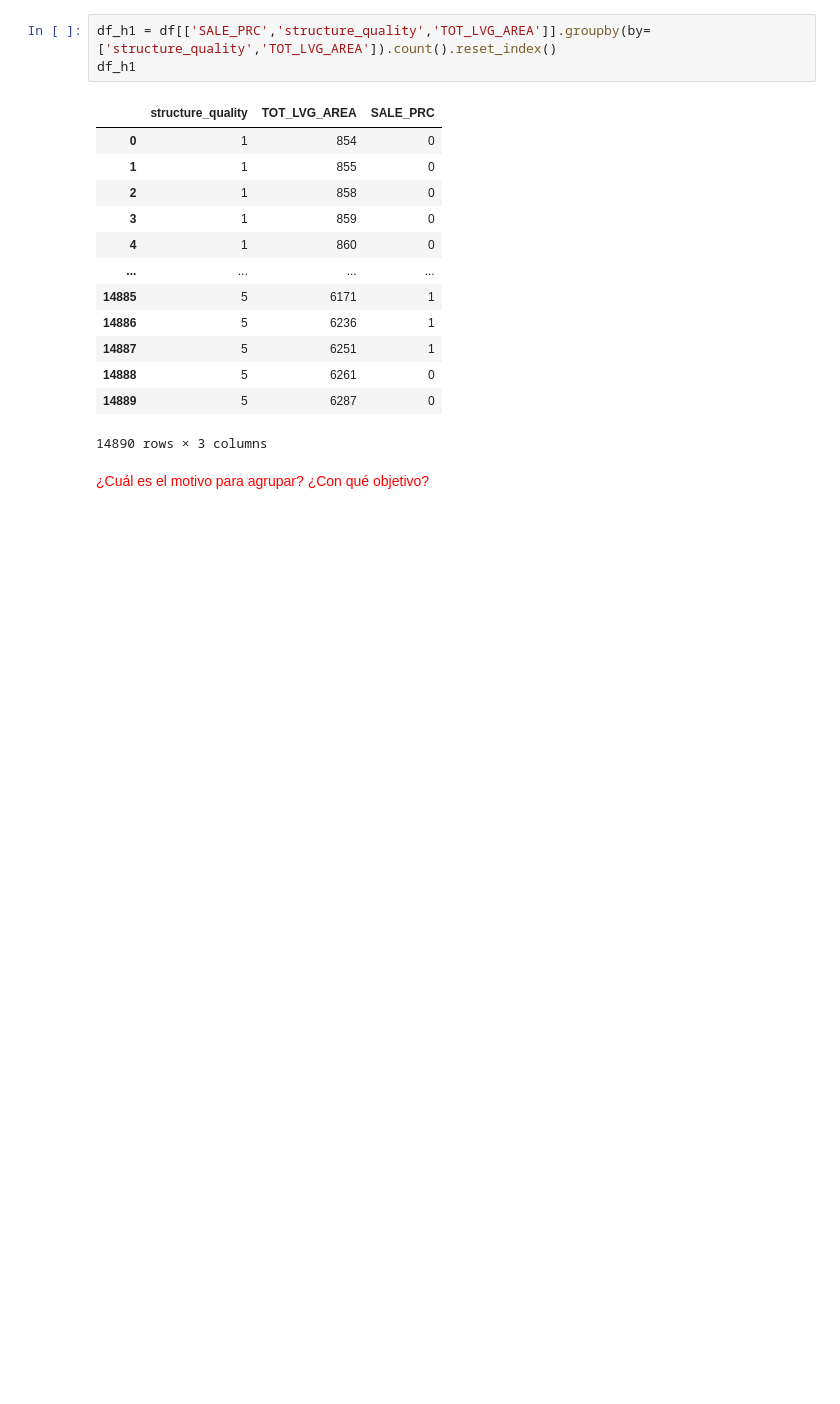
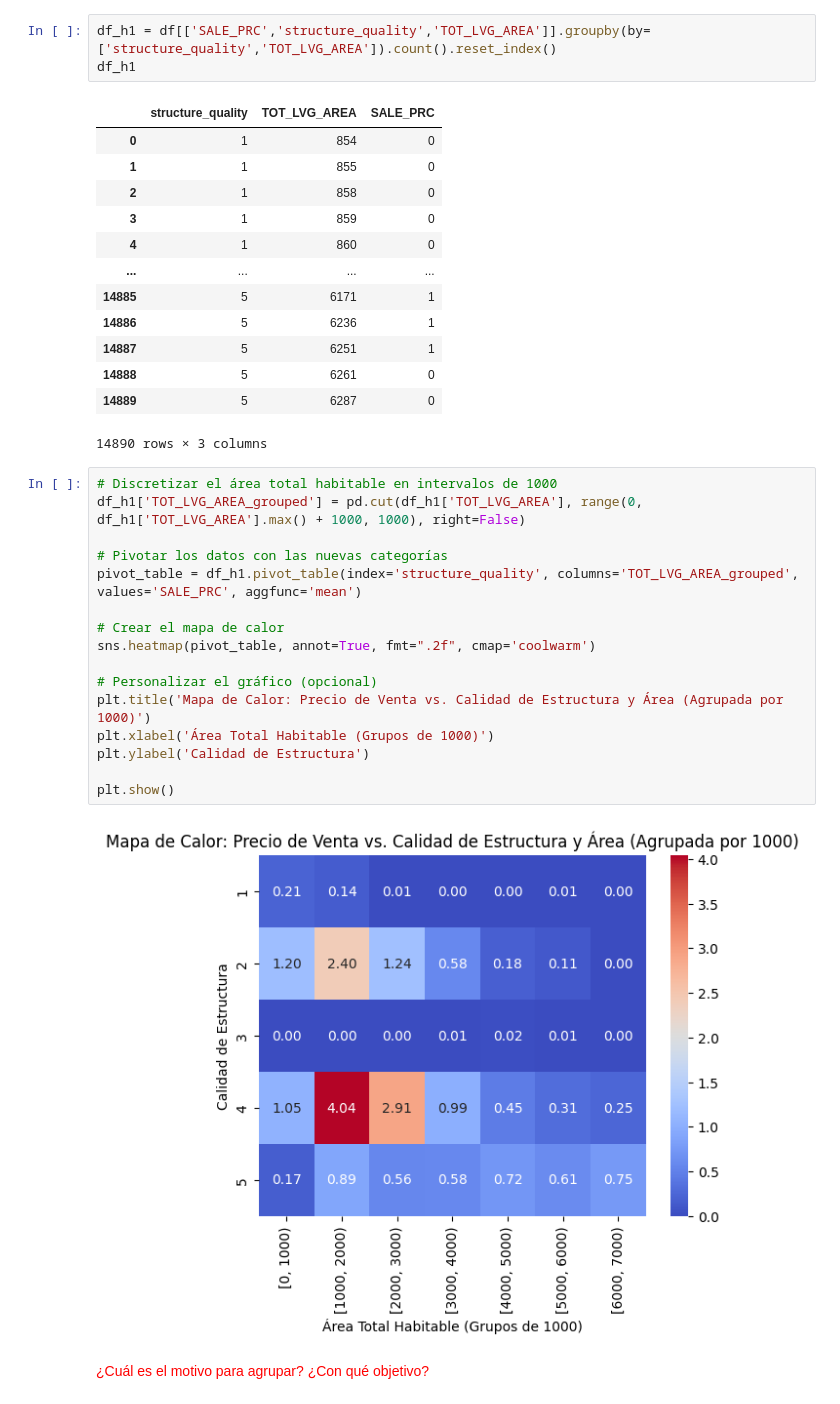
Before and after one commit to ileanacoletta/PF_Ileana_Coletta, a Jupyter notebook: PF_1_02.ipynb, the cells around one changed output. Drawn from its saved outputs; the diff is of its cells as text; blank space fills up the shorter version.

```diff
--- a/PF_1_02.ipynb
+++ b/PF_1_02.ipynb
@@ -299,6 +299,24 @@ df_h1
 | 14888 | 5 | 6261 | 0 |
 | 14889 | 5 | 6287 | 0 |
 14890 rows × 3 columns
+# %%
+# Discretizar el área total habitable en intervalos de 1000
+df_h1['TOT_LVG_AREA_grouped'] = pd.cut(df_h1['TOT_LVG_AREA'], range(0, df_h1['TOT_LVG_AREA'].max() + 1000, 1000), right=False)
+
+# Pivotar los datos con las nuevas categorías
+pivot_table = df_h1.pivot_table(index='structure_quality', columns='TOT_LVG_AREA_grouped', values='SALE_PRC', aggfunc='mean')
+
+# Crear el mapa de calor
+sns.heatmap(pivot_table, annot=True, fmt=".2f", cmap='coolwarm')
+
+# Personalizar el gráfico (opcional)
+plt.title('Mapa de Calor: Precio de Venta vs. Calidad de Estructura y Área (Agrupada por 1000)')
+plt.xlabel('Área Total Habitable (Grupos de 1000)')
+plt.ylabel('Calidad de Estructura')
+
+plt.show()
+# %% [output]
+[figure, added]
 # %% [markdown]
 <font color='red'> ¿Cuál es el motivo para agrupar? ¿Con qué objetivo?
 # %%
```
Also changed, not shown: parts of 11 cells of this notebook.
